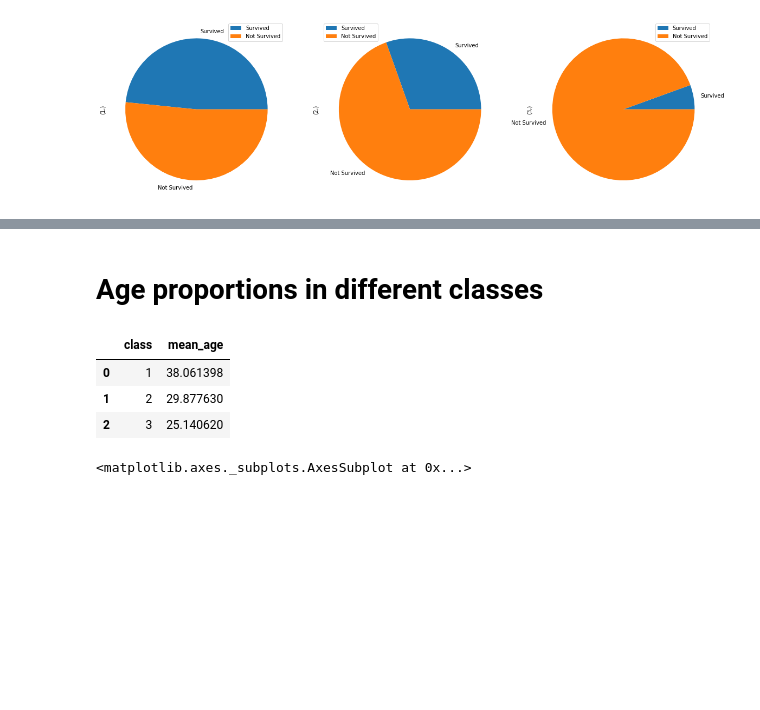
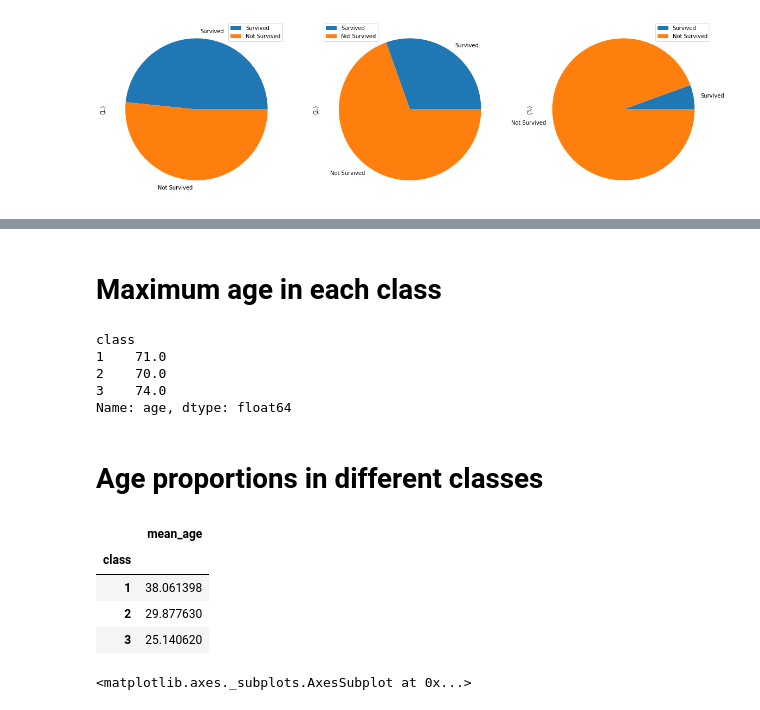
Before and after one commit to u2-de-students-lab/titanic_exploration, a Jupyter notebook: oleggerasinovich/Titanic.ipynb, the cells around one changed output, grey strips where cells are left out. Cells and saved outputs as stored; diff of their text form; code cells hidden in the pictures; blank space fills up the shorter version.

```diff
--- a/oleggerasinovich/Titanic.ipynb
+++ b/oleggerasinovich/Titanic.ipynb
@@ -189,20 +187,33 @@ gender_count.plot.bar(x='class')
+# %% [markdown]
+# Maximum age in each class
+# %%
+ca = titanic[['Pclass', 'Age']].rename(columns={'Pclass': 'class', 'Age': 'age'})
+
+max_age = ca.groupby(['class'])['age'].max()
+
+max_age
+# %% [output]
+class
+1    71.0
+2    70.0
+3    74.0
+Name: age, dtype: float64
 # %% [markdown]
 # Age proportions in different classes
 # %%
 class_and_age = titanic[['Pclass', 'Age']].rename(columns={'Pclass': 'class', 'Age': 'age'})
 
 ages = class_and_age.groupby(['class'])['age'].mean()
 
 frame = {'mean_age': ages}
 
 age_proportions = pd.DataFrame(frame)
 
-age_proportions.reset_index(level=0, inplace=True)
-
 age_proportions
 # %% [output]
-|  | class | mean_age |
-| 0 | 1 | 38.061398 |
-| 1 | 2 | 29.877630 |
-| 2 | 3 | 25.140620 |
+|  | mean_age |
+| class |  |
+| 1 | 38.061398 |
+| 2 | 29.877630 |
+| 3 | 25.140620 |
 # %%
```
Also changed, not shown: parts of 13 cells of this notebook.
